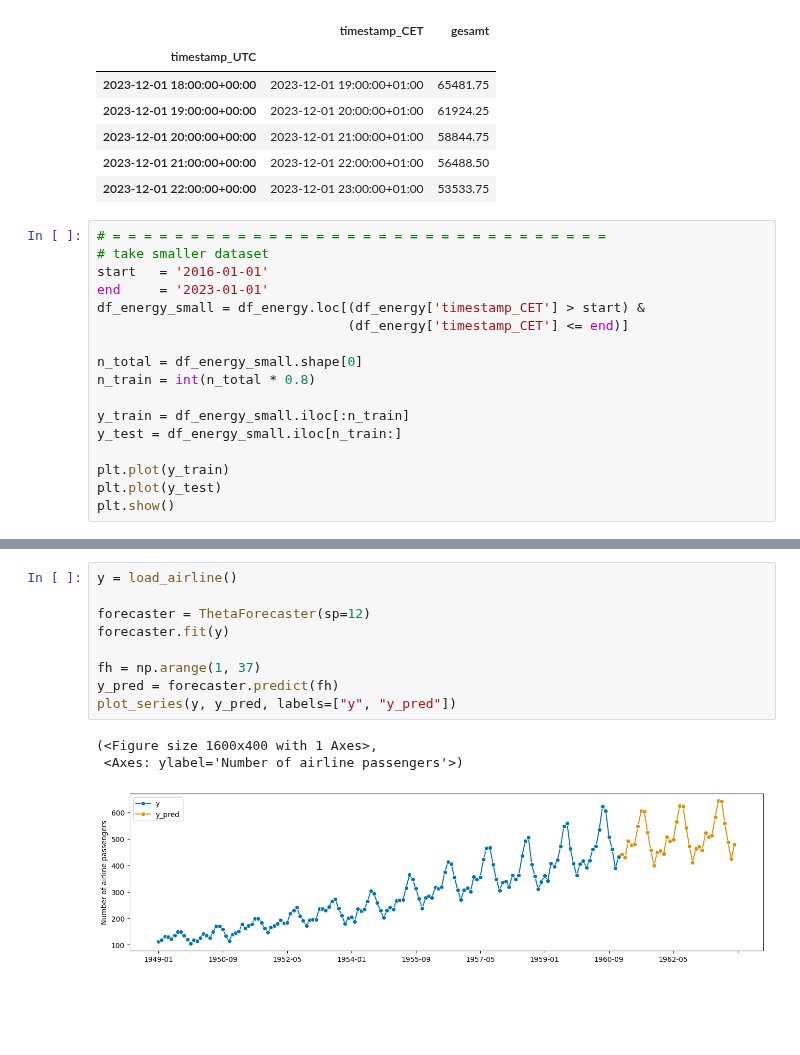
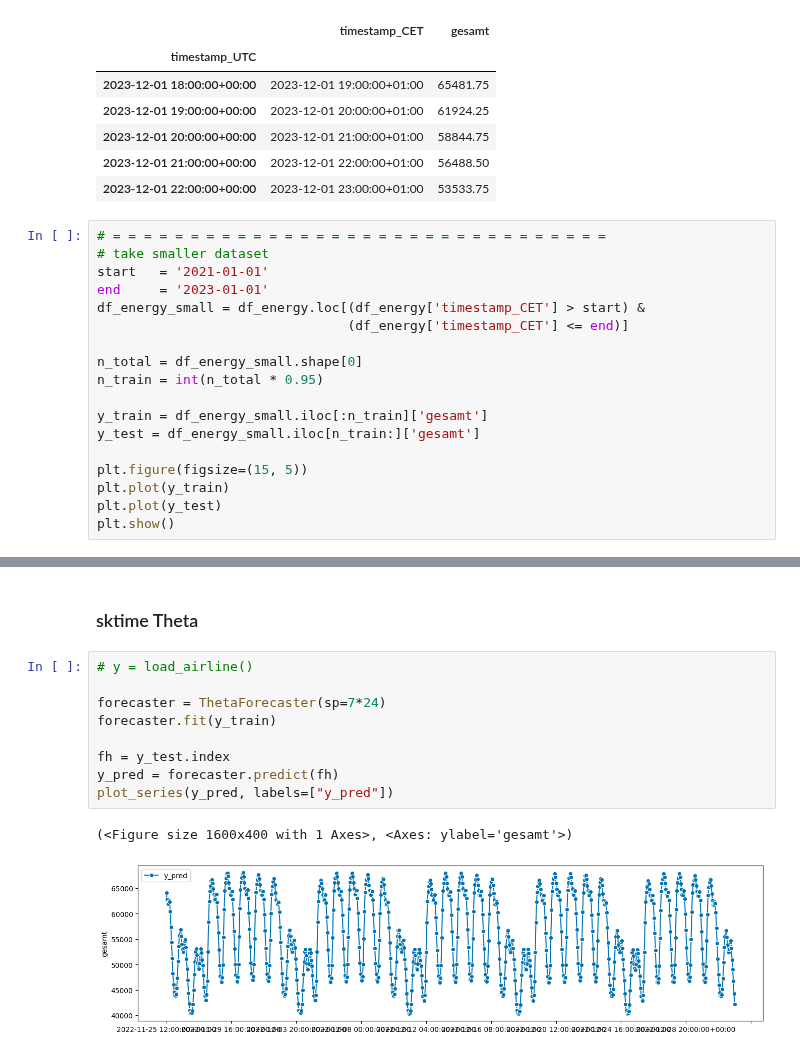
Before and after one commit to hikotei/2023_11-PTSFC, a Jupyter notebook: Energy/2023_12_28 expo smooth, theta.ipynb, the cells around one changed output, grey strips where cells are left out. Drawn from its saved outputs; the diff is of its cells as text; blank space fills up the shorter version.

```diff
--- a/Energy/2023_12_28 expo smooth, theta.ipynb
+++ b/Energy/2023_12_28 expo smooth, theta.ipynb
@@ -41,17 +41,18 @@ None
 # %%
 # = = = = = = = = = = = = = = = = = = = = = = = = = = = = = = = =
 # take smaller dataset
-start   = '2016-01-01'
+start   = '2021-01-01'
 end     = '2023-01-01'
 df_energy_small = df_energy.loc[(df_energy['timestamp_CET'] > start) &
                                 (df_energy['timestamp_CET'] <= end)]
 
 n_total = df_energy_small.shape[0]
-n_train = int(n_total * 0.8)
+n_train = int(n_total * 0.95)
 
-y_train = df_energy_small.iloc[:n_train]
-y_test = df_energy_small.iloc[n_train:]
+y_train = df_energy_small.iloc[:n_train]['gesamt']
+y_test = df_energy_small.iloc[n_train:]['gesamt']
 
+plt.figure(figsize=(15, 5))
 plt.plot(y_train)
 plt.plot(y_test)
 plt.show()
@@ -61,13 +61,14 @@ plt.show()
+# %% [markdown]
+### sktime Theta
 # %%
-y = load_airline()
+# y = load_airline()
 
-forecaster = ThetaForecaster(sp=12)
-forecaster.fit(y)
+forecaster = ThetaForecaster(sp=7*24)
+forecaster.fit(y_train)
 
-fh = np.arange(1, 37)
+fh = y_test.index
 y_pred = forecaster.predict(fh)
-plot_series(y, y_pred, labels=["y", "y_pred"])
+plot_series(y_pred, labels=["y_pred"])
 # %% [output]
-(<Figure size 1600x400 with 1 Axes>,
- <Axes: ylabel='Number of airline passengers'>)
+(<Figure size 1600x400 with 1 Axes>, <Axes: ylabel='gesamt'>)
-[figure, old version]
+[figure, new version]
```
Also changed, not shown: parts of 8 cells of this notebook.
